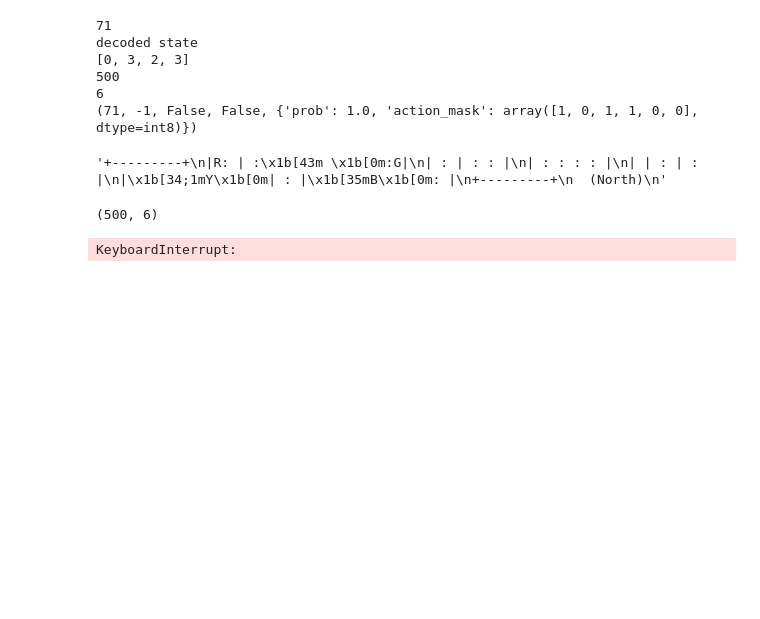
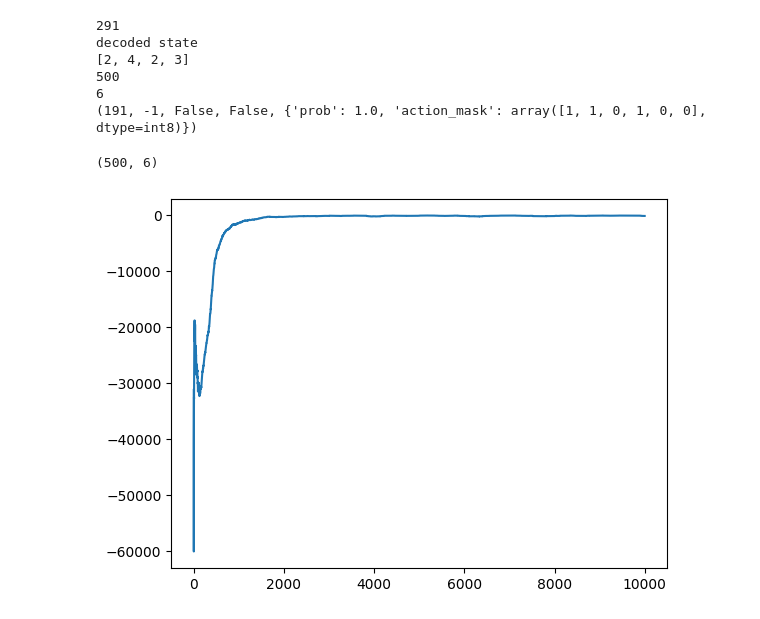
Before and after one commit to adithyaa-rg/Reinforcement_Learning_Assignment_3_Options_Framework, a Jupyter notebook: options.ipynb, the cells around one changed output. Cells and saved outputs as stored; diff of their text form; code cells hidden in the pictures; blank space fills up the shorter version.

Commit message:
plotting added

```diff
--- a/options.ipynb
+++ b/options.ipynb
@@ -21,7 +22,7 @@ work using this environment.
 '''
 
 #Setting up the environment
-env = gym.make('Taxi-v3', render_mode='ansi')
+env = gym.make('Taxi-v3', render_mode='rgb_array')
 state, _ = env.reset()
 
 # The state of the environment
@@ -42,15 +43,14 @@ print(env.step(1))
 next_state, reward, done, _, _ = env.step(1)
 
 #Render the environment
-env.render()
+# env.render()
 # %% [output]
-71
+291
 decoded state
-[0, 3, 2, 3]
+[2, 4, 2, 3]
 500
 6
-(71, -1, False, False, {'prob': 1.0, 'action_mask': array([1, 0, 1, 1, 0, 0], dtype=int8)})
+(191, -1, False, False, {'prob': 1.0, 'action_mask': array([1, 1, 0, 1, 0, 0], dtype=int8)})
-'+---------+\n|R: | :\x1b[43m \x1b[0m:G|\n| : | : : |\n| : : : : |\n| | : | : |\n|\x1b[34;1mY\x1b[0m| : |\x1b[35mB\x1b[0m: |\n+---------+\n  (North)\n'
 # %%
 total_options = 10
 Q_values = np.zeros((env.observation_space.n, total_options))
@@ -106,27 +94,27 @@ def execute_option(Q_values, option, state):
     return optact, optdone
 # %%
 #### SMDP Q-Learning
-
+rewards = []
 # Add parameters you might need here
 gamma = 0.9
-alpha = 0.1
-update_frequencySMDP = np.zeros((48,6))
+alpha = 0.3
 # Iterate over 1000 episodes
-for _ in tqdm(range(1000)):
+for i in tqdm(range(10000)):
     state, _ = env.reset()
     done = False
-
+    rewards.append(0)
     # While episode is not over
     while not done:
 
         # Choose action
         action = softmax(Q_values, state, tau=1)
         # Checking if primitive action
-        if action < 4:
+        if action < 6:
             # Perform regular Q-Learning update for state-action pair
             next_state, reward, done, _, _ = env.step(action)
             Q_values[state, action] += alpha * (reward + gamma * np.max(Q_values[next_state]) - Q_values[state, action])
             state = next_state
+            rewards[i] += reward
 
 
         # Checking if action chosen is an option
@@ -137,13 +125,33 @@ for _ in tqdm(range(1000)):
             optact = 11
             current_state = state
             while (optdone == False):
-                optact,optdone = execute_option(Q_values , action, state)
+                optact,optdone = execute_option(Q_options , action, state)
+                next_state, reward, done, _, _ = env.step(optact)
 
-                next_state, reward, done, _, _ = env.step(optact)
+                decoded_state = list(env.decode(state))
+                decoded_next_state = list(env.decode(next_state))
+
+                decoded_state_state = 5*decoded_state[0] + decoded_state[1]
+                decoded_next_state_state = 5*decoded_next_state[0] + decoded_next_state[1]
+
+                Q_options[ action - 6, decoded_state_state, optact] += alpha * (reward + gamma * np.max(Q_options[action - 6, decoded_next_state_state]) - Q_options[action - 6, decoded_state_state, optact ])
+
                 reward_bar = reward_bar + gamma**count*reward
                 count += 1
+                rewards[i] += reward_bar
                 if optdone == True:
                     Q_values[current_state, action] += alpha * (reward_bar - Q_values[current_state, action] + gamma**count * np.max(Q_values[next_state]))
                 state = next_state
-# %% [output]
-KeyboardInterrupt:
+# %%
+def plot_rewards(rewards):
+    avg_rew = []
+    plt.figure("Reward Plot")
+    scores_window = deque(maxlen=300)
+    for reward in rewards:
+        scores_window.append(reward)
+        avg_rew.append(np.mean(scores_window))
+    plt.plot(avg_rew)
+# %%
+plot_rewards(rewards)
+# %% [output]
+[figure, added]
```
Also changed, not shown: parts of 4 cells of this notebook, 1 other file.
